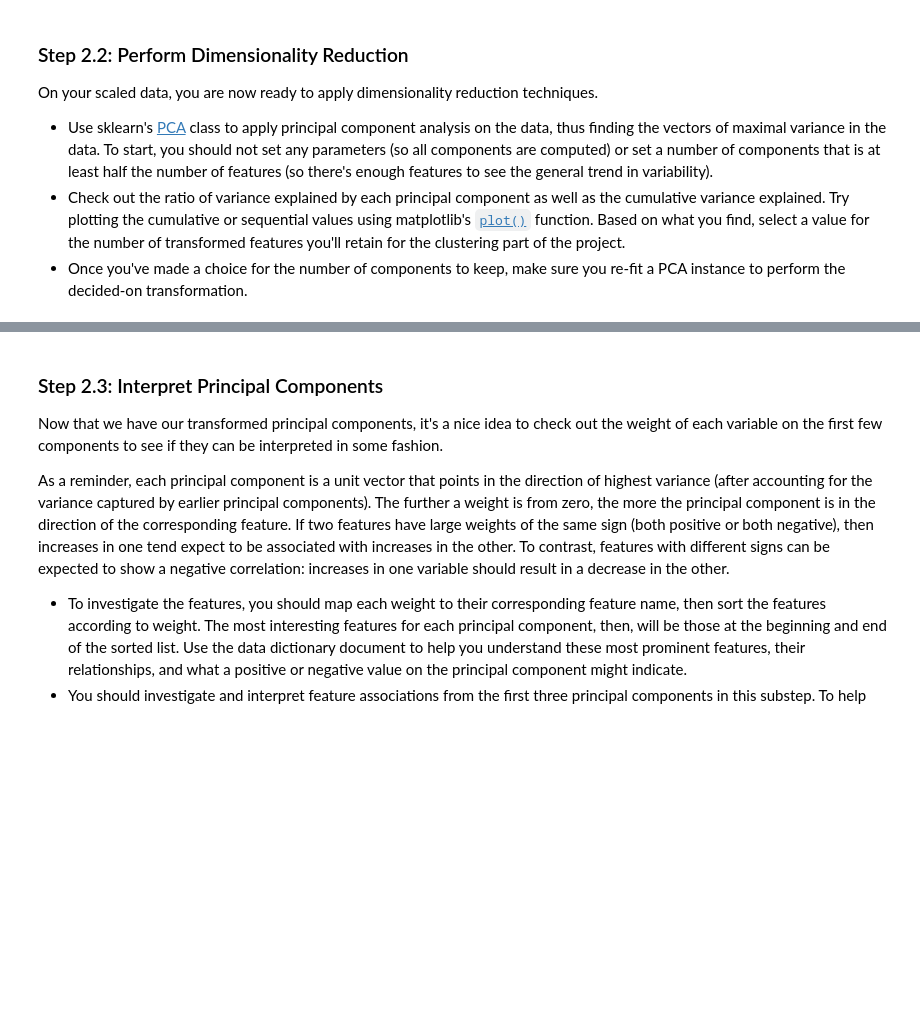
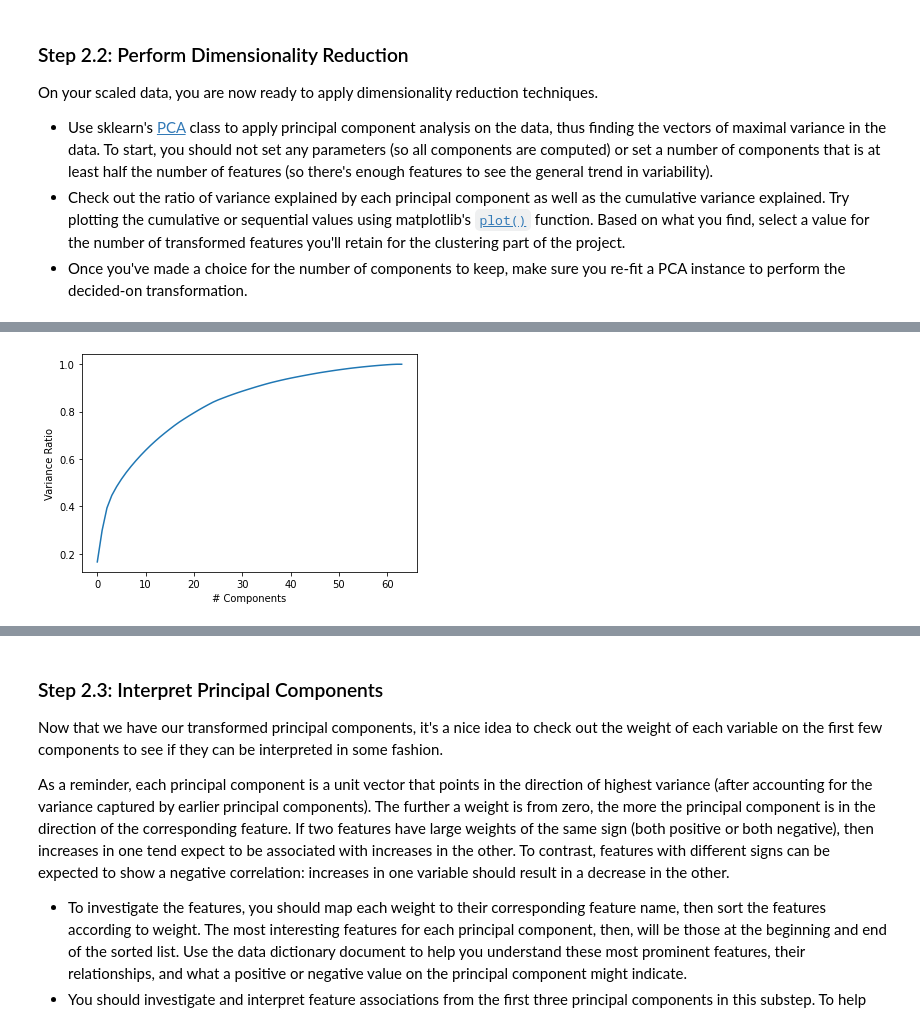
Before and after one commit to matt-35/Udacity-Identify_Customer_Segments, a Jupyter notebook: Identify_Customer_Segments.ipynb, the cells around one changed output, grey strips where cells are left out. Cells and saved outputs as stored; diff of their text form; code cells hidden in the pictures; blank space fills up the shorter version.

```diff
--- a/Identify_Customer_Segments.ipynb
+++ b/Identify_Customer_Segments.ipynb
@@ -655,2 +806,9 @@ On your scaled data, you are now ready to apply dimensionality reduction techniq
+# %%
+plt.plot(range(len(pca_test_ratio)), np.cumsum(pca_test_ratio))
+plt.xlabel('# Components')
+plt.ylabel('Variance Ratio')
+plt.show()
+# %% [output]
+[figure, added]
 # %%
 # Re-apply PCA to the data while selecting for number of components to retain.
```
Also changed, not shown: parts of 36 cells of this notebook, 2 other files.
